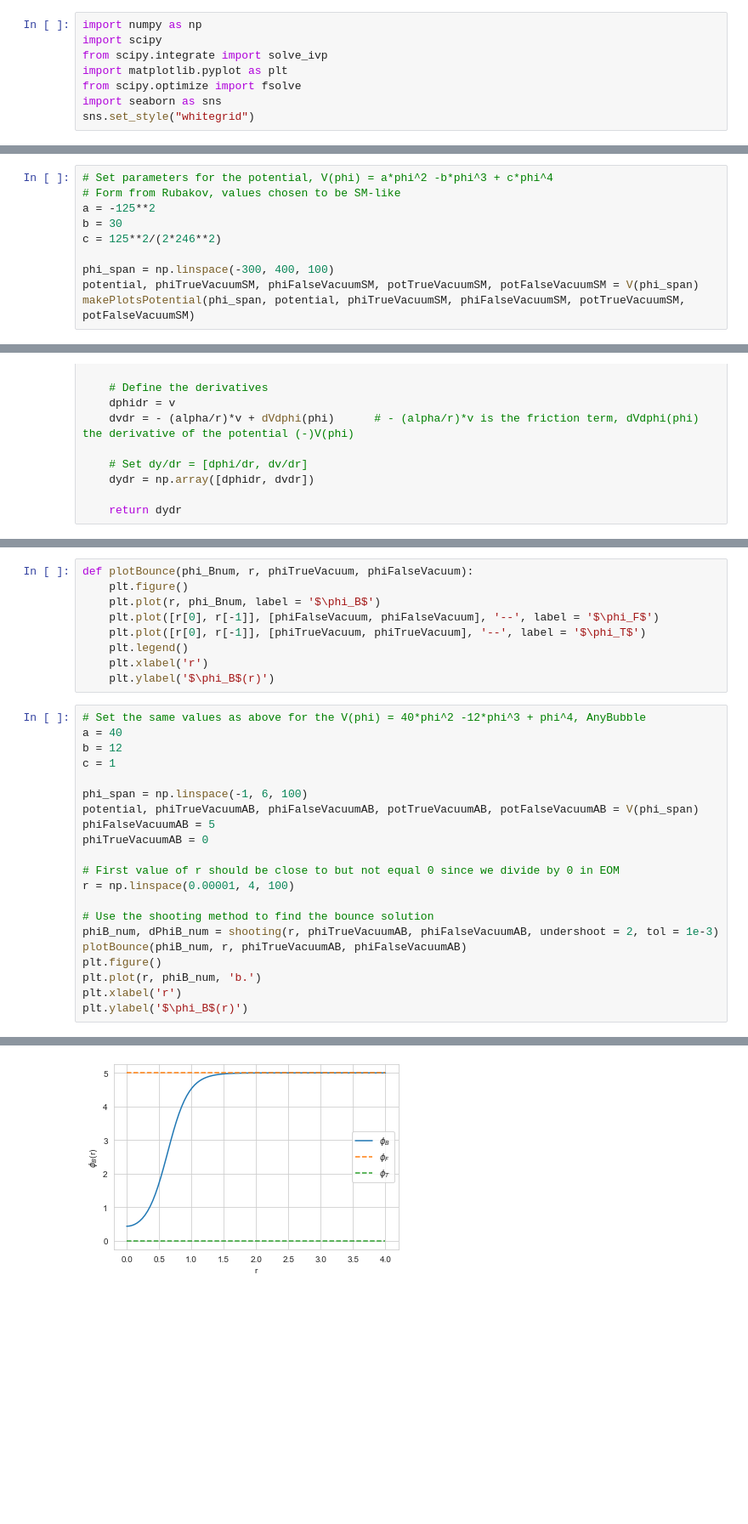
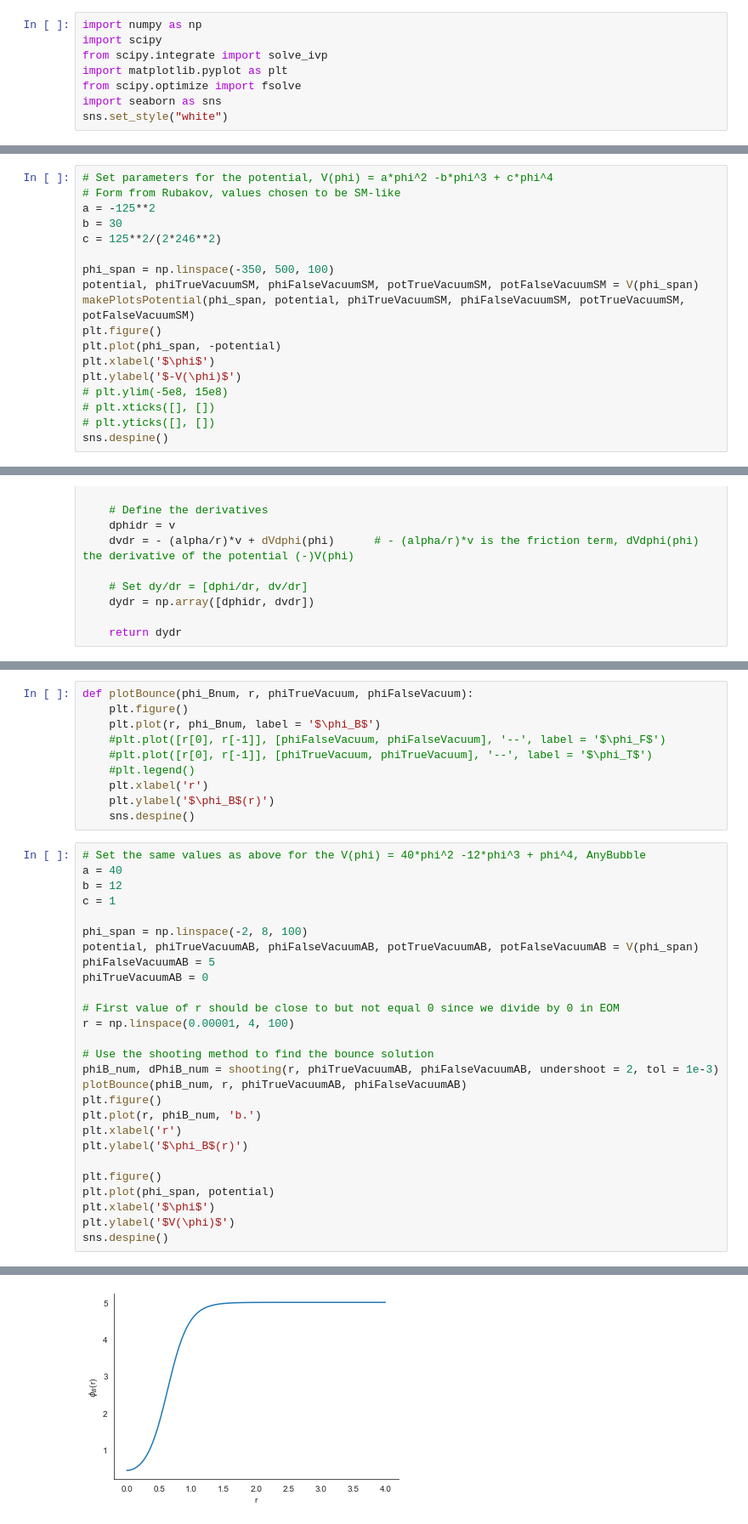
Before and after one commit to magdavdv/project, a Jupyter notebook: Bounce.ipynb, the cells around one changed output, grey strips where cells are left out. Shown at 85% size. Saved outputs shown, nothing was run; the diff lists cells and outputs as text; blank space fills up the shorter version.

```diff
--- a/Bounce.ipynb
+++ b/Bounce.ipynb
@@ -5,7 +5,7 @@ from scipy.integrate import solve_ivp
 import matplotlib.pyplot as plt
 from scipy.optimize import fsolve
 import seaborn as sns
-sns.set_style("whitegrid")
+sns.set_style("white")
 # %%
 def dVdphi(phi):
     """
@@ -106,7 +105,15 @@ a = -125**2
 b = 30
 c = 125**2/(2*246**2)
 
-phi_span = np.linspace(-300, 400, 100)
+phi_span = np.linspace(-350, 500, 100)
 potential, phiTrueVacuumSM, phiFalseVacuumSM, potTrueVacuumSM, potFalseVacuumSM = V(phi_span)
 makePlotsPotential(phi_span, potential, phiTrueVacuumSM, phiFalseVacuumSM, potTrueVacuumSM, potFalseVacuumSM)
+plt.figure()
+plt.plot(phi_span, -potential)
+plt.xlabel('$\phi$')
+plt.ylabel('$-V(\phi)$')
+# plt.ylim(-5e8, 15e8)
+# plt.xticks([], [])
+# plt.yticks([], [])
+sns.despine()
 # %% [output]
@@ -451,18 +460,19 @@ def shootingCont(r, phiTrueVacuum, phiFalseVacuum, undershoot, tol):
 def plotBounce(phi_Bnum, r, phiTrueVacuum, phiFalseVacuum):
     plt.figure()
     plt.plot(r, phi_Bnum, label = '$\phi_B$')
-    plt.plot([r[0], r[-1]], [phiFalseVacuum, phiFalseVacuum], '--', label = '$\phi_F$')
-    plt.plot([r[0], r[-1]], [phiTrueVacuum, phiTrueVacuum], '--', label = '$\phi_T$')
-    plt.legend()
+    #plt.plot([r[0], r[-1]], [phiFalseVacuum, phiFalseVacuum], '--', label = '$\phi_F$')
+    #plt.plot([r[0], r[-1]], [phiTrueVacuum, phiTrueVacuum], '--', label = '$\phi_T$')
+    #plt.legend()
     plt.xlabel('r')
     plt.ylabel('$\phi_B$(r)')
+    sns.despine()
 # %%
 # Set the same values as above for the V(phi) = 40*phi^2 -12*phi^3 + phi^4, AnyBubble
 a = 40
 b = 12
 c = 1
 
-phi_span = np.linspace(-1, 6, 100)
+phi_span = np.linspace(-2, 8, 100)
 potential, phiTrueVacuumAB, phiFalseVacuumAB, potTrueVacuumAB, potFalseVacuumAB = V(phi_span)
 phiFalseVacuumAB = 5
 phiTrueVacuumAB = 0
@@ -477,4 +487,10 @@ plt.figure()
 plt.plot(r, phiB_num, 'b.')
 plt.xlabel('r')
 plt.ylabel('$\phi_B$(r)')
+
+plt.figure()
+plt.plot(phi_span, potential)
+plt.xlabel('$\phi$')
+plt.ylabel('$V(\phi)$')
+sns.despine()
 # %% [output]
@@ -499 +497 @@ Text(0, 0.5, '$\\phi_B$(r)')
-[figure, old version]
+[figure, new version]
```
Also changed, not shown: parts of 9 cells of this notebook, 9 other files.
